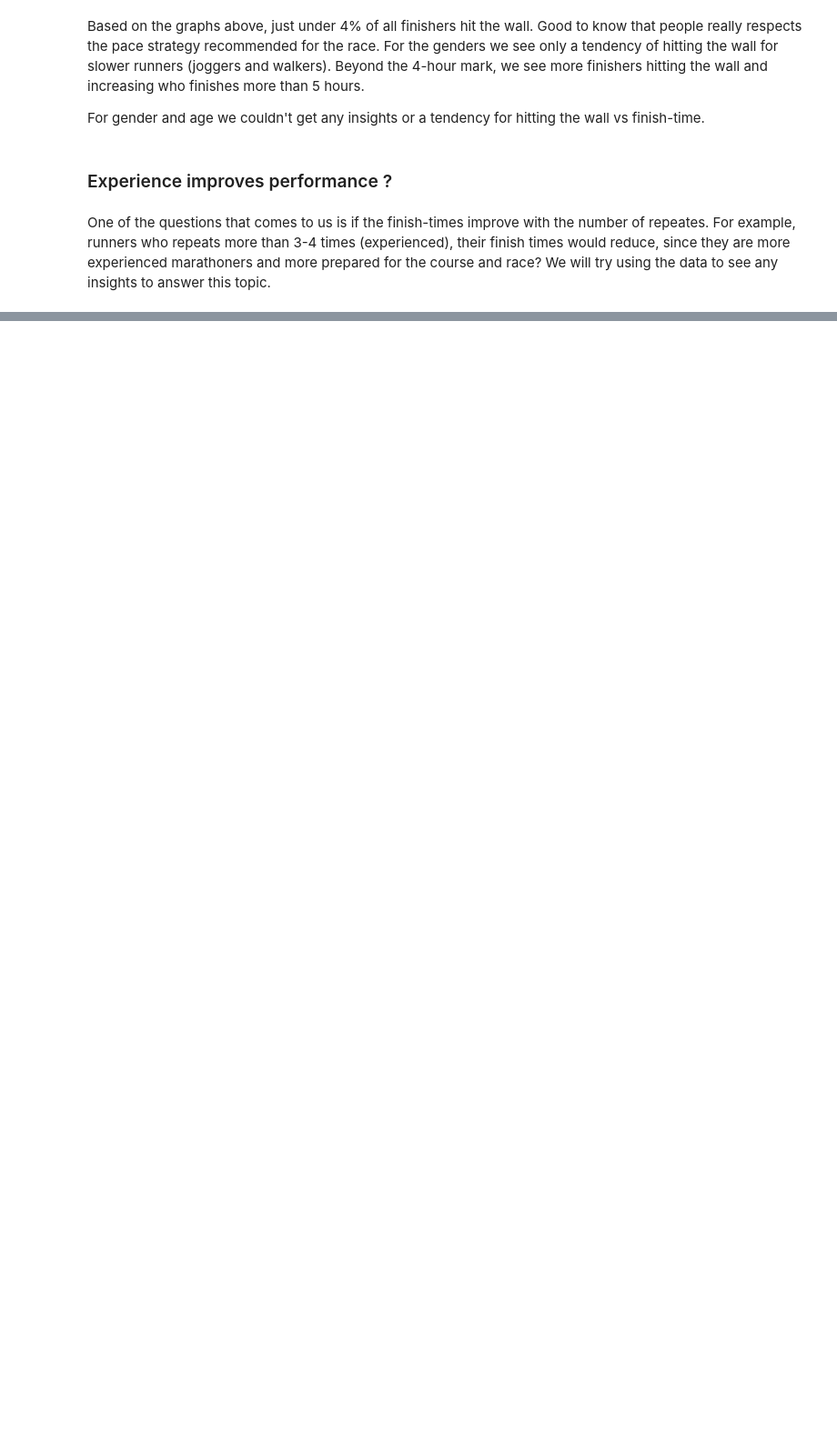
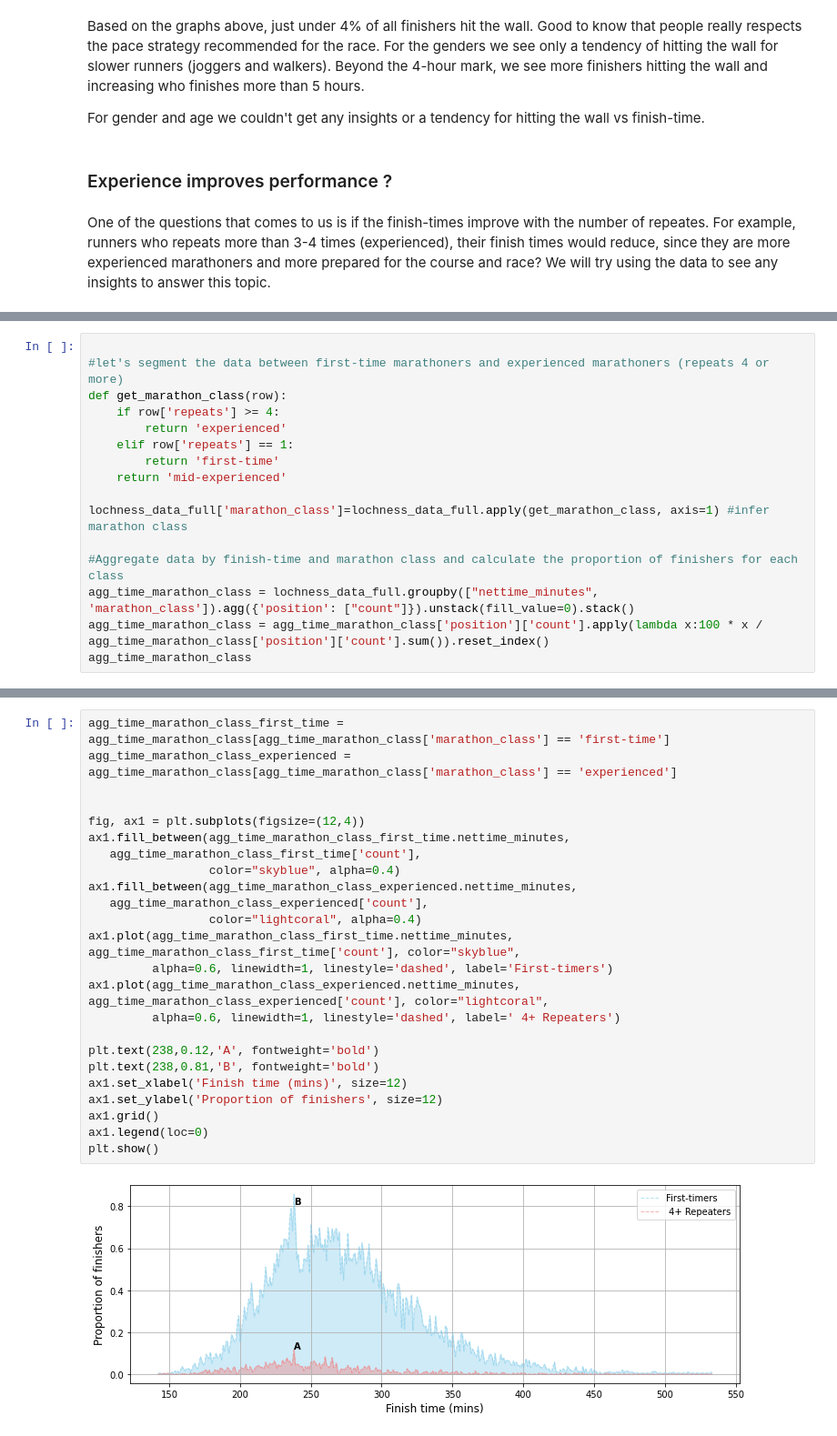
Before and after one commit to corriporai/runpandas, a Jupyter notebook: examples/race_results.ipynb, the cells around one changed output, grey strips where cells are left out. Shown at 91% size. Drawn from its saved outputs; the diff is of its cells as text; blank space fills up the shorter version.

```diff
--- a/examples/race_results.ipynb
+++ b/examples/race_results.ipynb
@@ -771,0 +824,16 @@ One of the questions that comes to us is if the finish-times improve with the nu
+# %%
+
+#let's segment the data between first-time marathoners and experienced marathoners (repeats 4 or more)
+def get_marathon_class(row):
+    if row['repeats'] >= 4:
+        return 'experienced'
+    elif row['repeats'] == 1:
+        return 'first-time'
+    return 'mid-experienced'
+
+lochness_data_full['marathon_class']=lochness_data_full.apply(get_marathon_class, axis=1) #infer marathon class
+
+#Aggregate data by finish-time and marathon class and calculate the proportion of finishers for each class
+agg_time_marathon_class = lochness_data_full.groupby(["nettime_minutes", 'marathon_class']).agg({'position': ["count"]}).unstack(fill_value=0).stack()
+agg_time_marathon_class = agg_time_marathon_class['position']['count'].apply(lambda x:100 * x / agg_time_marathon_class['position']['count'].sum()).reset_index()
+agg_time_marathon_class
@@ -771,0 +854,26 @@ One of the questions that comes to us is if the finish-times improve with the nu
+# %%
+agg_time_marathon_class_first_time = agg_time_marathon_class[agg_time_marathon_class['marathon_class'] == 'first-time']
+agg_time_marathon_class_experienced = agg_time_marathon_class[agg_time_marathon_class['marathon_class'] == 'experienced']
+
+
+fig, ax1 = plt.subplots(figsize=(12,4))
+ax1.fill_between(agg_time_marathon_class_first_time.nettime_minutes,
+   agg_time_marathon_class_first_time['count'],
+                 color="skyblue", alpha=0.4)
+ax1.fill_between(agg_time_marathon_class_experienced.nettime_minutes,
+   agg_time_marathon_class_experienced['count'],
+                 color="lightcoral", alpha=0.4)
+ax1.plot(agg_time_marathon_class_first_time.nettime_minutes, agg_time_marathon_class_first_time['count'], color="skyblue",
+         alpha=0.6, linewidth=1, linestyle='dashed', label='First-timers')
+ax1.plot(agg_time_marathon_class_experienced.nettime_minutes, agg_time_marathon_class_experienced['count'], color="lightcoral",
+         alpha=0.6, linewidth=1, linestyle='dashed', label=' 4+ Repeaters')
+
+plt.text(238,0.12,'A', fontweight='bold')
+plt.text(238,0.81,'B', fontweight='bold')
+ax1.set_xlabel('Finish time (mins)', size=12)
+ax1.set_ylabel('Proportion of finishers', size=12)
+ax1.grid()
+ax1.legend(loc=0)
+plt.show()
+# %% [output]
+[figure, added]
```
Also changed, not shown: parts of 13 cells of this notebook.
